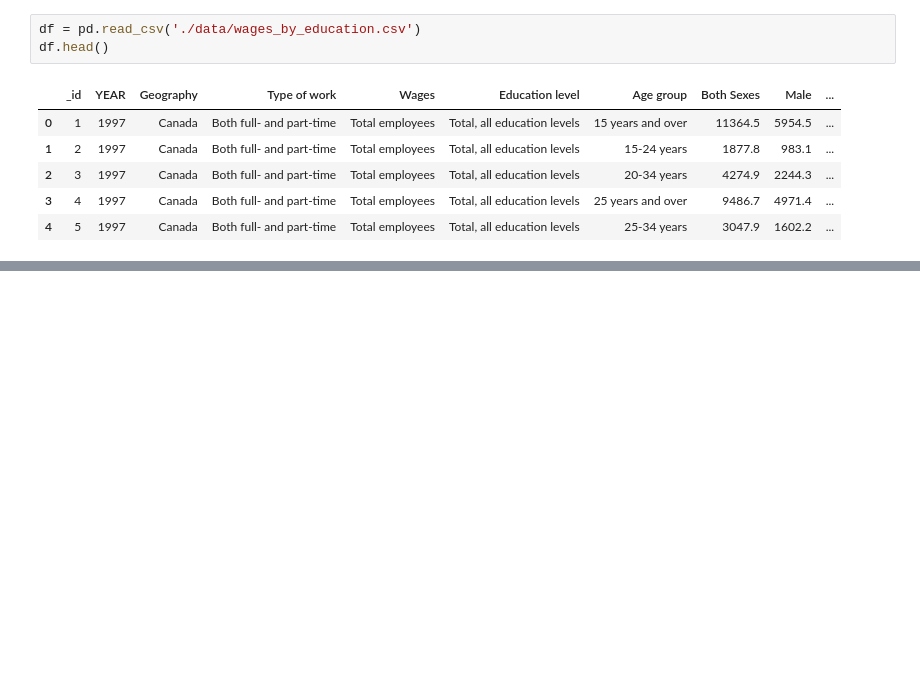
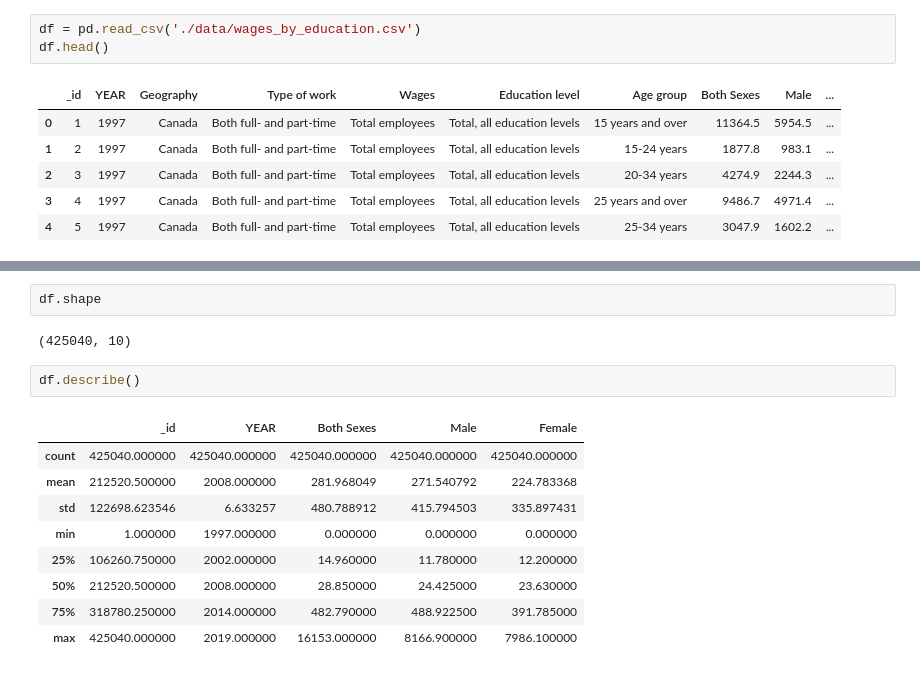
Before and after one commit to aidantrabs/dataviz, a Jupyter notebook: src/EDA.ipynb, the cells around one changed output, grey strips where cells are left out. Drawn from its saved outputs; the diff is of its cells as text; blank space fills up the shorter version.

```diff
--- a/src/EDA.ipynb
+++ b/src/EDA.ipynb
@@ -45,0 +89,16 @@ This data set provides a comprehensive overview of wages segmented by various de
+# %%
+df.shape
+# %% [output]
+(425040, 10)
+# %%
+df.describe()
+# %% [output]
+|  | _id | YEAR | Both Sexes | Male | Female |
+| count | 425040.000000 | 425040.000000 | 425040.000000 | 425040.000000 | 425040.000000 |
+| mean | 212520.500000 | 2008.000000 | 281.968049 | 271.540792 | 224.783368 |
+| std | 122698.623546 | 6.633257 | 480.788912 | 415.794503 | 335.897431 |
+| min | 1.000000 | 1997.000000 | 0.000000 | 0.000000 | 0.000000 |
+| 25% | 106260.750000 | 2002.000000 | 14.960000 | 11.780000 | 12.200000 |
+| 50% | 212520.500000 | 2008.000000 | 28.850000 | 24.425000 | 23.630000 |
+| 75% | 318780.250000 | 2014.000000 | 482.790000 | 488.922500 | 391.785000 |
+| max | 425040.000000 | 2019.000000 | 16153.000000 | 8166.900000 | 7986.100000 |
```
Also changed, not shown: parts of 9 cells of this notebook.
